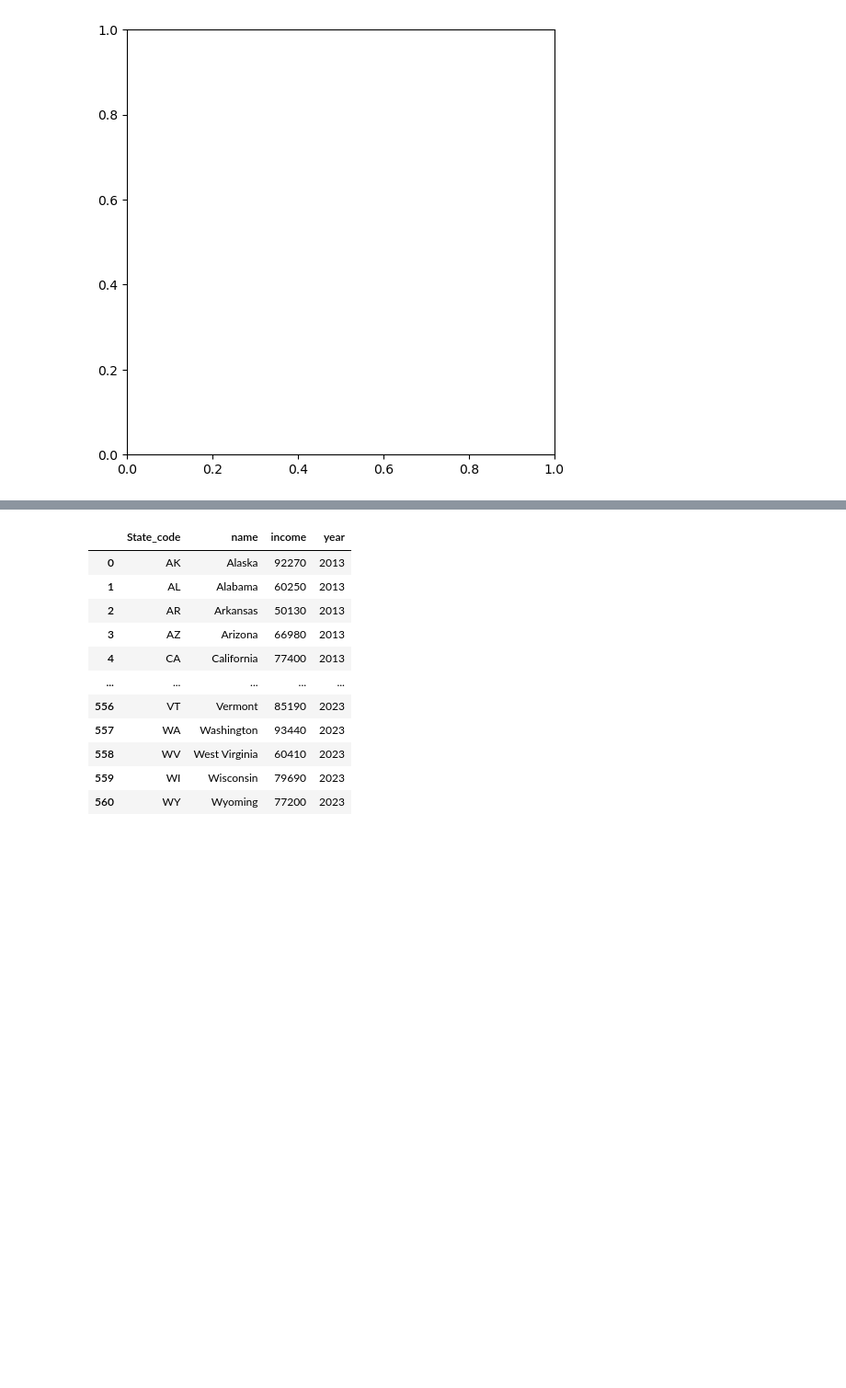
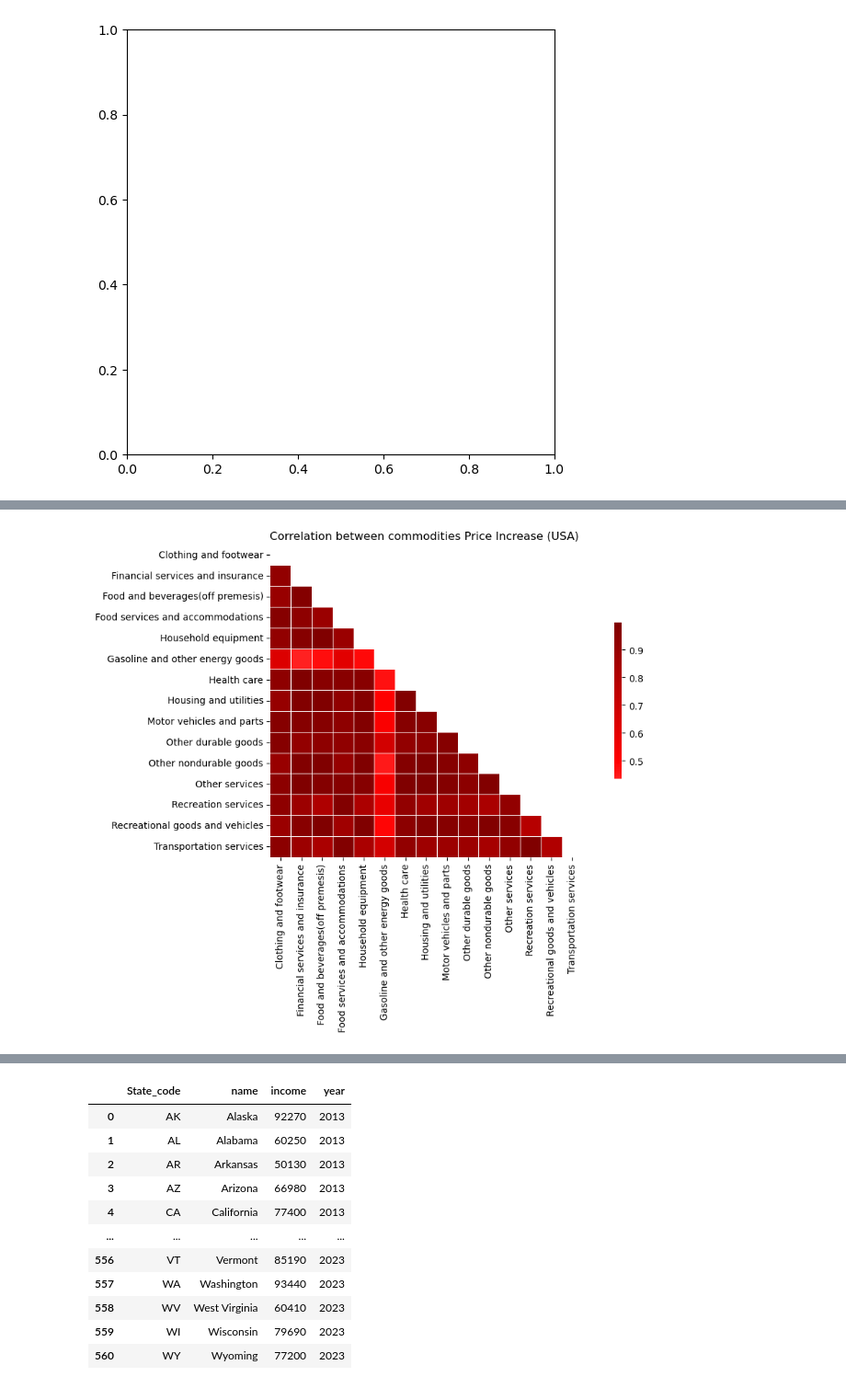
Before and after one commit to OBULI20/nss_capstone, a Jupyter notebook: notebook/Housing.ipynb, the cells around one changed output, grey strips where cells are left out. Shown at 92% size. Saved outputs shown, nothing was run; the diff lists cells and outputs as text; code cells hidden in the pictures; blank space fills up the shorter version.

```diff
--- a/notebook/Housing.ipynb
+++ b/notebook/Housing.ipynb
@@ -688,0 +681,29 @@ plt.show()
+# %%
+cpi_4_usa_all = commodity_price2_update[commodity_price2_update['Region'] == 'country']
+cpi_4_usa= cpi_4_usa_all[['Clothing and footwear', 'Financial services and insurance', 'Food and beverages(off premesis)',
+       'Food services and accommodations', 'Household equipment', 'Gasoline and other energy goods',
+       'Health care', 'Housing and utilities', 'Motor vehicles and parts', 'Other durable goods',
+       'Other nondurable goods', 'Other services', 'Recreation services', 'Recreational goods and vehicles',
+       'Transportation services']]
+# Calculate correlation matrix for the year 2023
+#corr_2023_usa = cpi_4_usa[cpi_4_usa['Year'] == '2023'].corr(numeric_only=True)
+corr_2023_usa = cpi_4_usa.corr(numeric_only=True)
+vmin, vmax = cpi_4_usa.min(), cpi_4_usa.max()
+# Create a custom diverging colormap
+#cmap = sns.diverging_palette(220,3,s=100, l=50,as_cmap=True)
+cmap='seismic'
+# Generate a mask for the upper triangle of the correlation matrix
+mask = np.zeros_like(corr_2023_usa, dtype=bool)
+mask[np.triu_indices_from(mask)] = True
+
+# Plot the heatmap with the mask
+fig, ax = plt.subplots(figsize=(12, 6))
+sns.heatmap(corr_2023_usa, cmap=cmap,  center=0,mask=mask,
+            square=True, linewidths=.5, cbar_kws={"shrink": 0.5})
+
+# Show the plot
+#plt.xticks(rotation=65)
+plt.title('Correlation between commodities Price Increase (USA) ')
+plt.show()
+# %% [output]
+[figure, added]
```
Also changed, not shown: parts of 29 cells of this notebook, 1 other file.
